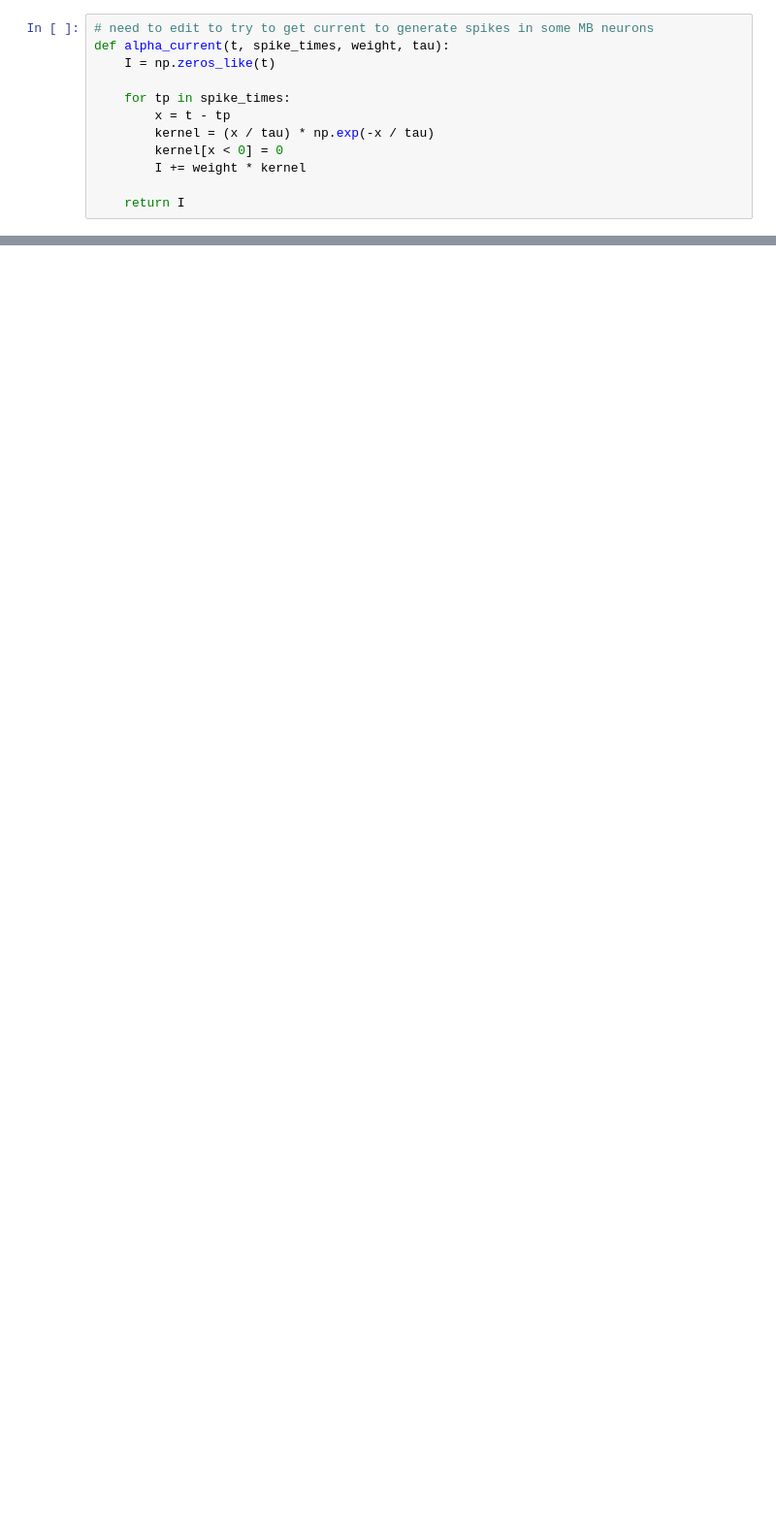
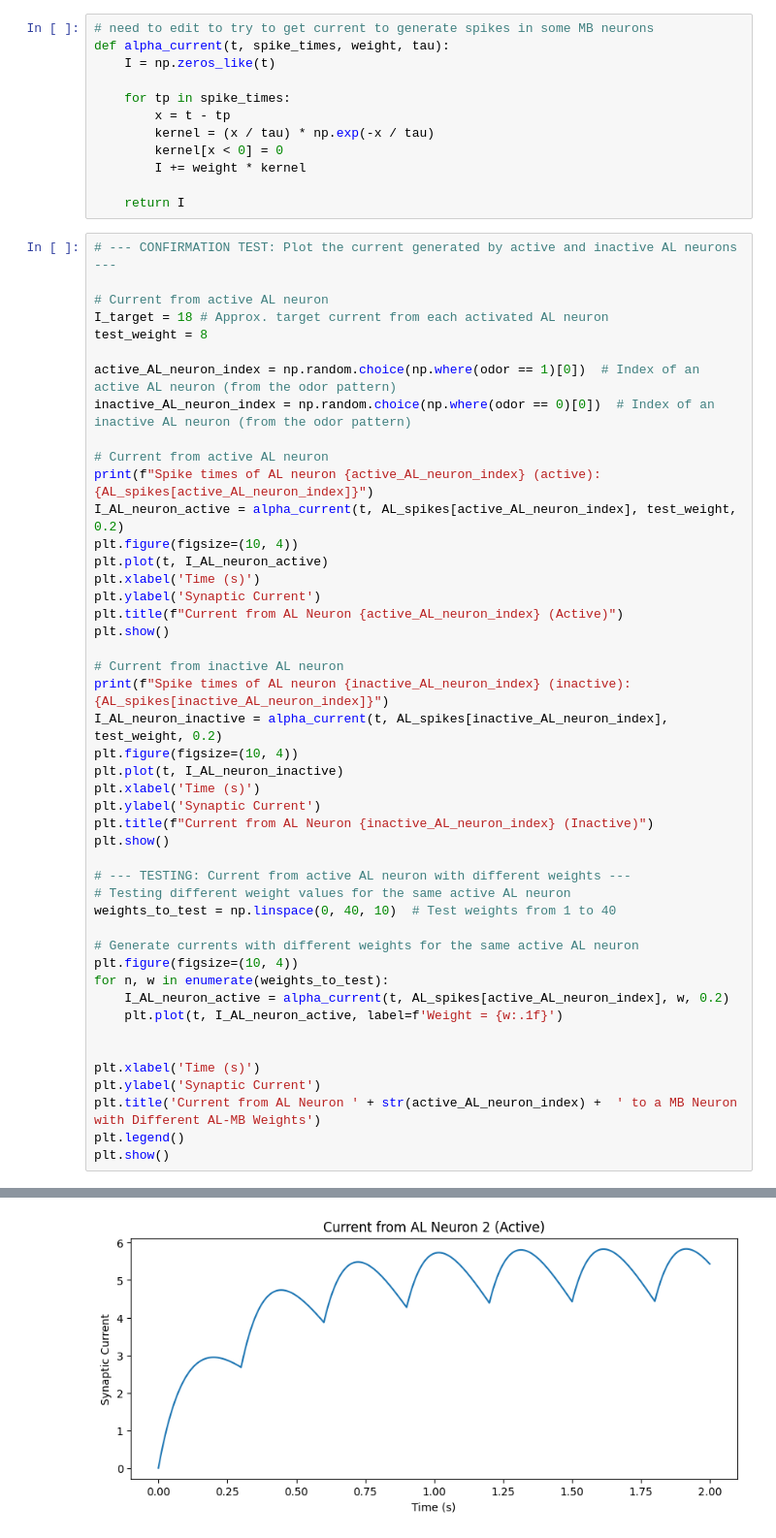
Before and after one commit to laurdang/NE593-Final-Project, a Jupyter notebook: model_with_LIF.ipynb, the cells around one changed output, grey strips where cells are left out. Shown at 97% size. Saved outputs shown, nothing was run; the diff lists cells and outputs as text; blank space fills up the shorter version.

```diff
--- a/model_with_LIF.ipynb
+++ b/model_with_LIF.ipynb
@@ -92,3 +105,50 @@ def alpha_current(t, spike_times, weight, tau):
         I += weight * kernel
 
     return I
+# %%
+# --- CONFIRMATION TEST: Plot the current generated by active and inactive AL neurons ---
+
+# Current from active AL neuron
+I_target = 18 # Approx. target current from each activated AL neuron
+test_weight = 8
+
+active_AL_neuron_index = np.random.choice(np.where(odor == 1)[0])  # Index of an active AL neuron (from the odor pattern)
+inactive_AL_neuron_index = np.random.choice(np.where(odor == 0)[0])  # Index of an inactive AL neuron (from the odor pattern)
+
+# Current from active AL neuron
+print(f"Spike times of AL neuron {active_AL_neuron_index} (active): {AL_spikes[active_AL_neuron_index]}")
+I_AL_neuron_active = alpha_current(t, AL_spikes[active_AL_neuron_index], test_weight, 0.2)
+plt.figure(figsize=(10, 4))
+plt.plot(t, I_AL_neuron_active)
+plt.xlabel('Time (s)')
+plt.ylabel('Synaptic Current')
+plt.title(f"Current from AL Neuron {active_AL_neuron_index} (Active)")
+plt.show()
+
+# Current from inactive AL neuron
+print(f"Spike times of AL neuron {inactive_AL_neuron_index} (inactive): {AL_spikes[inactive_AL_neuron_index]}")
+I_AL_neuron_inactive = alpha_current(t, AL_spikes[inactive_AL_neuron_index], test_weight, 0.2)
+plt.figure(figsize=(10, 4))
+plt.plot(t, I_AL_neuron_inactive)
+plt.xlabel('Time (s)')
+plt.ylabel('Synaptic Current')
+plt.title(f"Current from AL Neuron {inactive_AL_neuron_index} (Inactive)")
+plt.show()
+
+# --- TESTING: Current from active AL neuron with different weights ---
+# Testing different weight values for the same active AL neuron
+weights_to_test = np.linspace(0, 40, 10)  # Test weights from 1 to 40
+
+# Generate currents with different weights for the same active AL neuron
+plt.figure(figsize=(10, 4))
+for n, w in enumerate(weights_to_test):
+    I_AL_neuron_active = alpha_current(t, AL_spikes[active_AL_neuron_index], w, 0.2)
+    plt.plot(t, I_AL_neuron_active, label=f'Weight = {w:.1f}')
+
+
+plt.xlabel('Time (s)')
+plt.ylabel('Synaptic Current')
+plt.title('Current from AL Neuron ' + str(active_AL_neuron_index) +  ' to a MB Neuron with Different AL-MB Weights')
+plt.legend()
+plt.show()
+# %% [output]
@@ -94,0 +156 @@ def alpha_current(t, spike_times, weight, tau):
+[figure, added]
```
Also changed, not shown: parts of 10 cells of this notebook.
